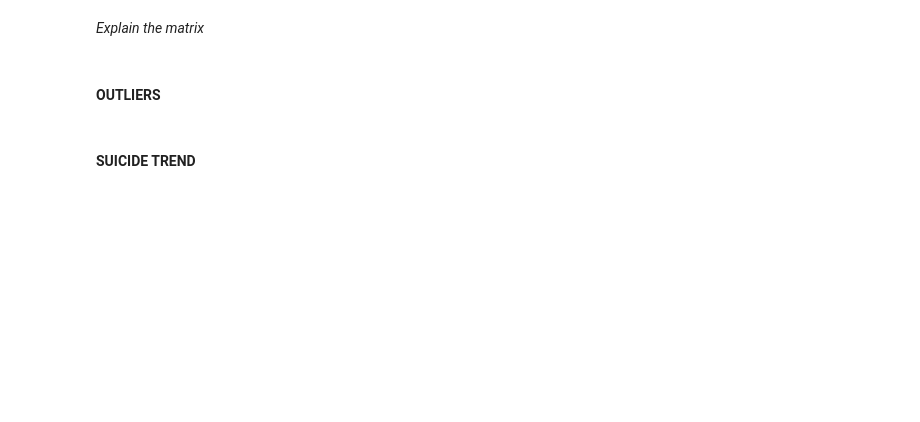
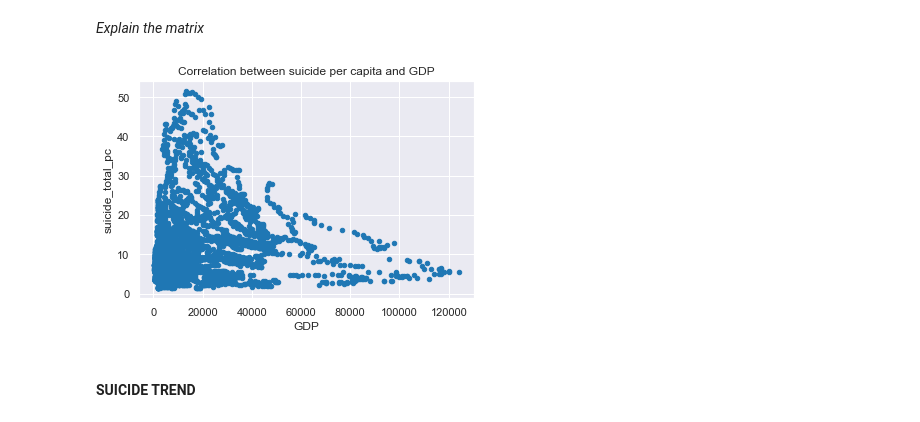
Before and after one commit to AndrejaCH/Data_Investigation, a Jupyter notebook: main.ipynb, the cells around one changed output. Cells and saved outputs as stored; diff of their text form; code cells hidden in the pictures; blank space fills up the shorter version.

```diff
--- a/main.ipynb
+++ b/main.ipynb
@@ -143,5 +279,5 @@ merged_df.head(5)
 *In this analysis I will use columns per capita (per 100,000 people); therefore I used `iloc` method to keep only columns created in feature engineering*
 # %%
 # Create df with columns per capita only
-pc_df = merged_df.iloc[:, np.r_[:2, 5:6, 10:13]]
+pc_df = merged_df.iloc[:, np.r_[:3, 11:14]]
 pc_df.head(3)
@@ -205,5 +360,6 @@ pd.plotting.scatter_matrix(pc_df, figsize=(15,8));
 # %%
 # Scatter plot between GDP and suicide
 pc_df.plot(x='GDP', y='suicide_total_pc', kind='scatter', c='#1f77b4');
+plt.title('Correlation between suicide per capita and GDP');
+# %% [output]
+[figure, added]
-# %% [markdown]
-#### OUTLIERS
```
Also changed, not shown: parts of 140 cells of this notebook.
